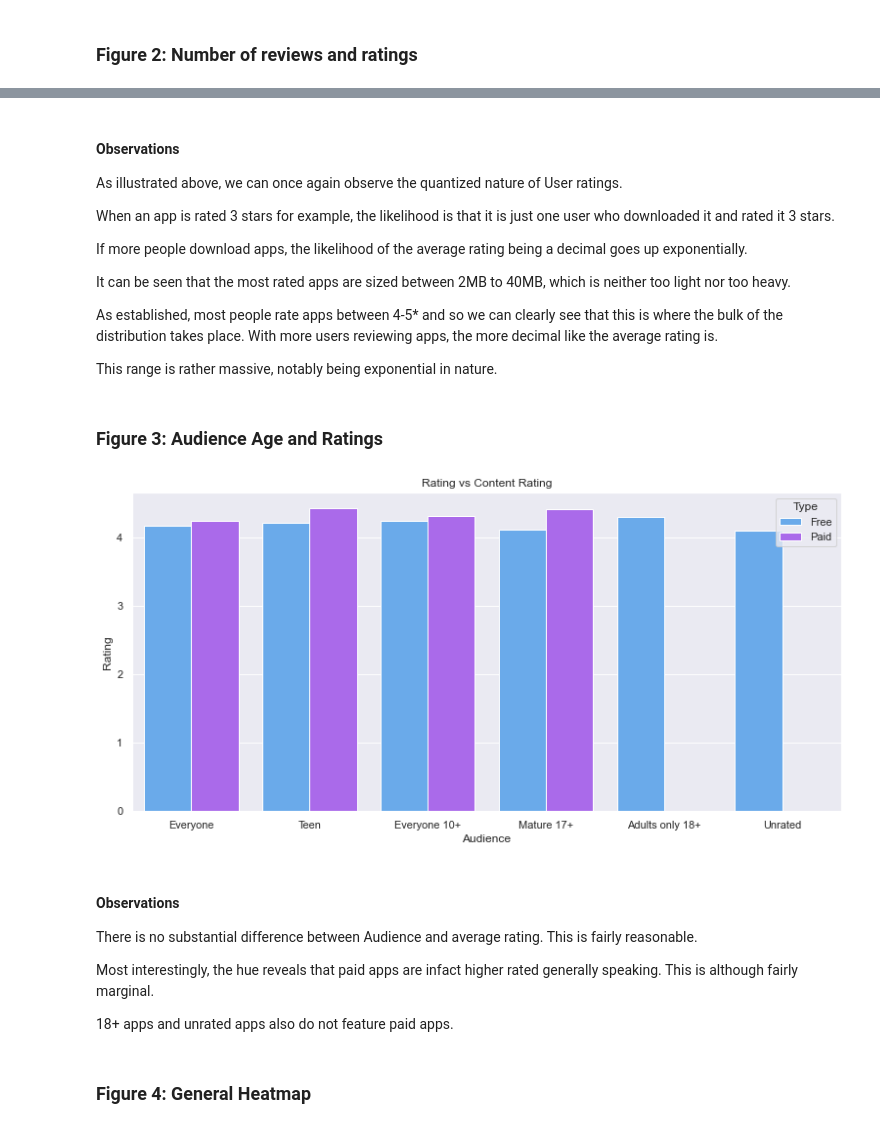
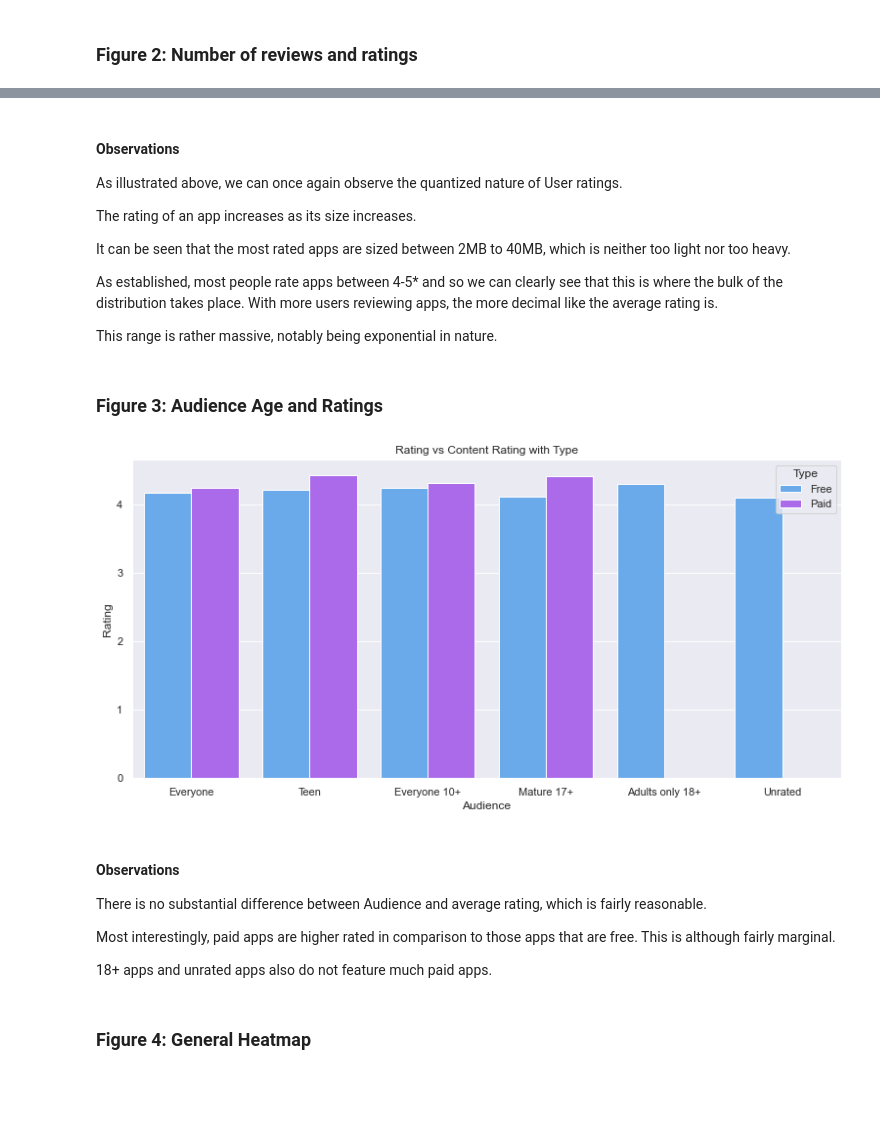
Before and after one commit to ubco-W2022T1-cosc301/project-group36, a Jupyter notebook: notebooks/analysis3.ipynb, the cells around one changed output, grey strips where cells are left out. Drawn from its saved outputs; the diff is of its cells as text; code cells hidden in the pictures; blank space fills up the shorter version.

```diff
--- a/notebooks/analysis3.ipynb
+++ b/notebooks/analysis3.ipynb
@@ -251,9 +253,7 @@ g.fig.suptitle("Rating vs Size");
 
 As illustrated above, we can once again observe the quantized nature of User ratings.
 
-When an app is rated 3 stars for example, the likelihood is that it is just one user who downloaded it and rated it 3 stars.
-
-If more people download apps, the likelihood of the average rating being a decimal goes up exponentially.
+The rating of an app increases as its size increases.
 
 It can be seen that the most rated apps are sized between 2MB to 40MB, which is neither too light nor too heavy.
 
@@ -265,23 +265,24 @@ This range is rather massive, notably being exponential in nature.
 # %%
 sns.set(rc={"figure.figsize":(13, 6)})
 j = sns.barplot(
             x= 'Audience',
             y = 'Rating',
             hue = 'Type',
             data = df,
             errorbar=None,
             palette ='cool'
 )
-j.set(title='Rating vs Content Rating');
+j.set(title='Rating vs Content Rating with Type');
+plt.savefig('../images/Rating_vs_Content_Rating_with_Type')
 # %% [output]
-[figure, old version]
+[figure, new version]
 # %% [markdown]
 #### Observations
-There is no substantial difference between Audience and average rating. This is fairly reasonable.
+There is no substantial difference between Audience and average rating, which is fairly reasonable.
 
-Most interestingly, the hue reveals that paid apps are infact higher rated generally speaking. This is although fairly marginal.
+Most interestingly, paid apps are higher rated in comparison to those apps that are free. This is although fairly marginal.
 
-18+ apps and unrated apps also do not feature paid apps.
+18+ apps and unrated apps also do not feature much paid apps.
 # %% [markdown]
 ### Figure 4: General Heatmap
 # %%
```
Also changed, not shown: parts of 5 cells of this notebook, 2 other files.
